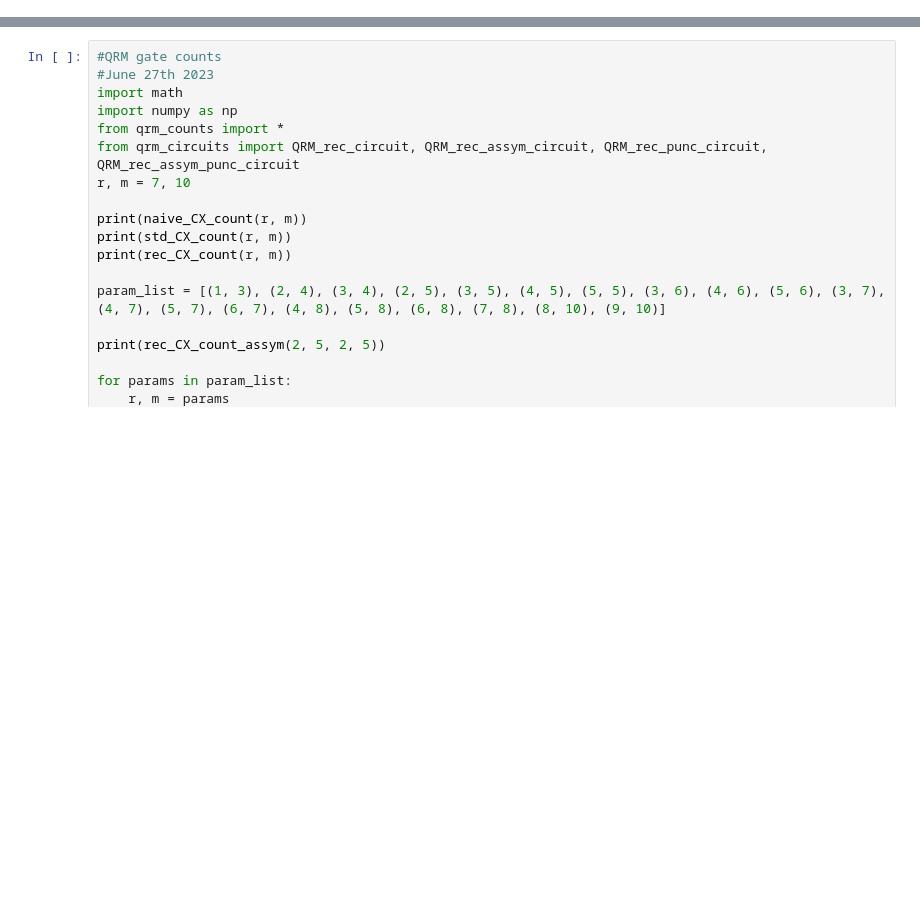
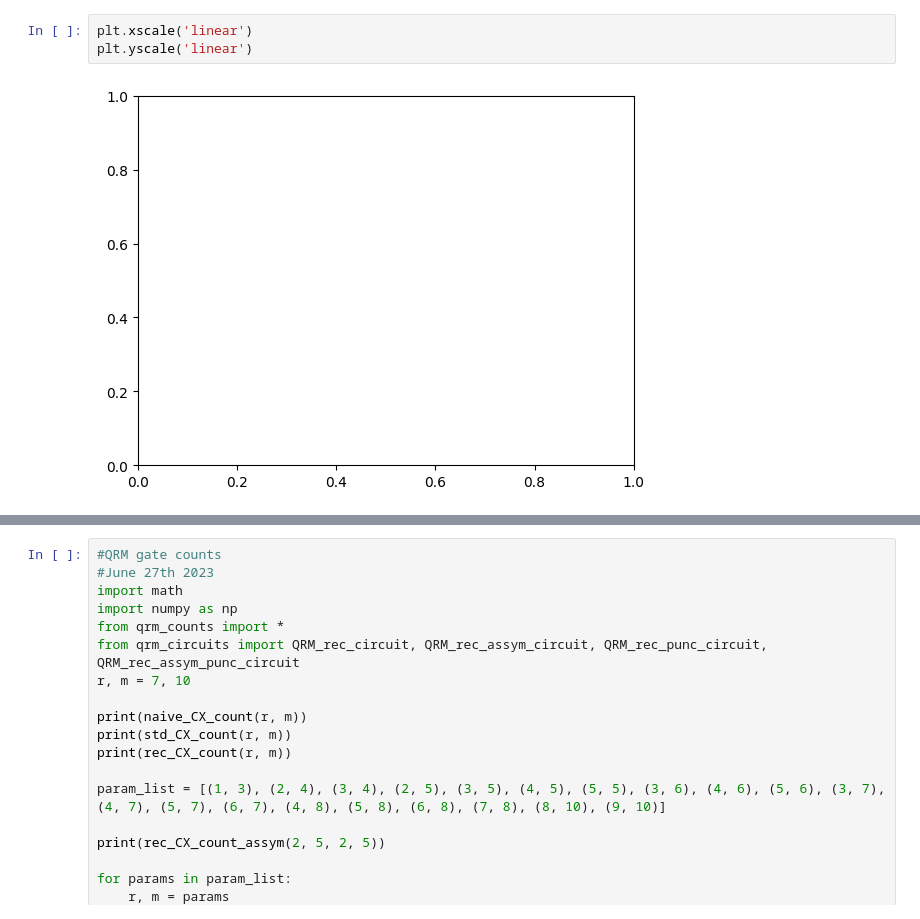
Before and after one commit to Praveen91299/QRM, a Jupyter notebook: QRM.ipynb, the cells around one changed output, grey strips where cells are left out. Cells and saved outputs as stored; diff of their text form; blank space fills up the shorter version.

```diff
--- a/QRM.ipynb
+++ b/QRM.ipynb
@@ -0,0 +411,5 @@
+# %%
+plt.xscale('linear')
+plt.yscale('linear')
+# %% [output]
+[figure, added]
```
Also changed, not shown: parts of 14 cells of this notebook, 3 other files.
